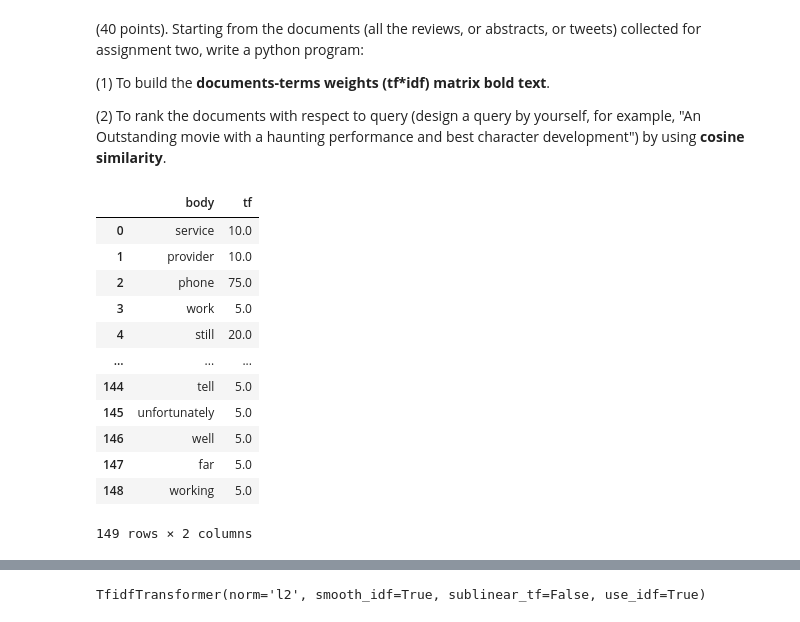
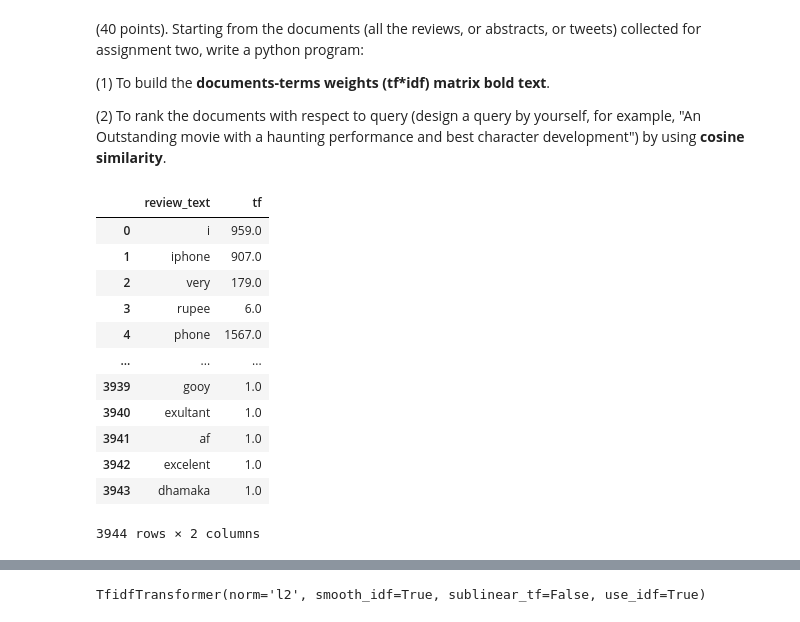
Before and after one commit to shivasrinivasaraopinnamaneni/info5731-fall2021, a Jupyter notebook: INFO5731_Assignment_Three.ipynb, the cells around one changed output, grey strips where cells are left out. Drawn from its saved outputs; the diff is of its cells as text; code cells hidden in the pictures.

```diff
--- a/INFO5731_Assignment_Three.ipynb
+++ b/INFO5731_Assignment_Three.ipynb
@@ -73,5 +17,5 @@ Getting page: 499
 # %%
 import pandas as pd
-df = pd.read_csv("reviews.csv")
+df = pd.read_csv("/content/reviews.csv")
 df.head()
 # %% [output]
@@ -84,30 +28,29 @@ df.head()
 # %%
-
 !pip install nltk
 import nltk
 #Remove noise
-df['body'] = df['body'].str.replace('[^\w\s]','')
+df['review_text'] = df['review_text'].str.replace('[^\w\s]','')
 #df['tweet_text'].head()
 
 #Removing stopwords
 nltk.download('stopwords')
 from nltk.corpus import stopwords
 stop = stopwords.words('english')
-df['body'] = df['body'].apply(lambda x: " ".join(x for x in x.split() if x not in stop))
-df['body']
+df['review_text'] = df['review_text'].apply(lambda x: " ".join(x for x in str(x).split() if x not in stop))
+df['review_text']
 
 #Removing numbers
-df['body'] = df['body'].apply(lambda x: " ".join(x for x in x.split() if not x.isdigit()))
-df['body']
+df['review_text'] = df['review_text'].apply(lambda x: " ".join(x for x in x.split() if not x.isdigit()))
+df['review_text']
 
 #converting to lowercase
-df['body'] = df['body'].apply(lambda x: " ".join(x.lower() for x in x.split()))
-df['body']
+df['review_text'] = df['review_text'].apply(lambda x: " ".join(x.lower() for x in x.split()))
+df['review_text']
 
 #stemming
 from nltk.stem import PorterStemmer
 st = PorterStemmer()
-df['body'][:5].apply(lambda x: " ".join([st.stem(word) for word in x.split()]))
+df['review_text'][:5].apply(lambda x: " ".join([st.stem(word) for word in x.split()]))
 
 #lemmatization
 !pip install -U textblob
@@ -115,8 +58,8 @@ from textblob import Word
 import nltk
 nltk.download('wordnet')
 
-df['body'] = df['body'].apply(lambda x: " ".join([Word(word).lemmatize() for word in x.split()]))
-df['body'].head()
+df['review_text'] = df['review_text'].apply(lambda x: " ".join([Word(word).lemmatize() for word in x.split()]))
+df['review_text'].head()
 # %% [output]
 Requirement already satisfied: nltk in /usr/local/lib/python3.7/dist-packages (3.2.5)
 Requirement already satisfied: six in /usr/local/lib/python3.7/dist-packages (from nltk) (1.15.0)
@@ -284,23 +227,23 @@ FreqDist({'Amazon.com': 50,
 # %%
 #2.1.To build the documents-terms weights (tf*idf) matrix bold text.
 #calculating tf
-tf_result = (df['body']).apply(lambda x: pd.value_counts(x.split(" "))).sum(axis = 0).reset_index()
-tf_result.columns = ['body','tf']
+tf_result = (df['review_text']).apply(lambda x: pd.value_counts(x.split(" "))).sum(axis = 0).reset_index()
+tf_result.columns = ['review_text','tf']
 tf_result
 # %% [output]
-|  | body | tf |
-| 0 | service | 10.0 |
-| 1 | provider | 10.0 |
-| 2 | phone | 75.0 |
-| 3 | work | 5.0 |
-| 4 | still | 20.0 |
+|  | review_text | tf |
+| 0 | i | 959.0 |
+| 1 | iphone | 907.0 |
+| 2 | very | 179.0 |
+| 3 | rupee | 6.0 |
+| 4 | phone | 1567.0 |
 | ... | ... | ... |
-| 144 | tell | 5.0 |
-| 145 | unfortunately | 5.0 |
-| 146 | well | 5.0 |
-| 147 | far | 5.0 |
-| 148 | working | 5.0 |
+| 3939 | gooy | 1.0 |
+| 3940 | exultant | 1.0 |
+| 3941 | af | 1.0 |
+| 3942 | excelent | 1.0 |
+| 3943 | dhamaka | 1.0 |
-149 rows × 2 columns
+3944 rows × 2 columns
 # %%
 import numpy as np
 #calculating tf*idf
```
Also changed, not shown: parts of 11 cells of this notebook.
